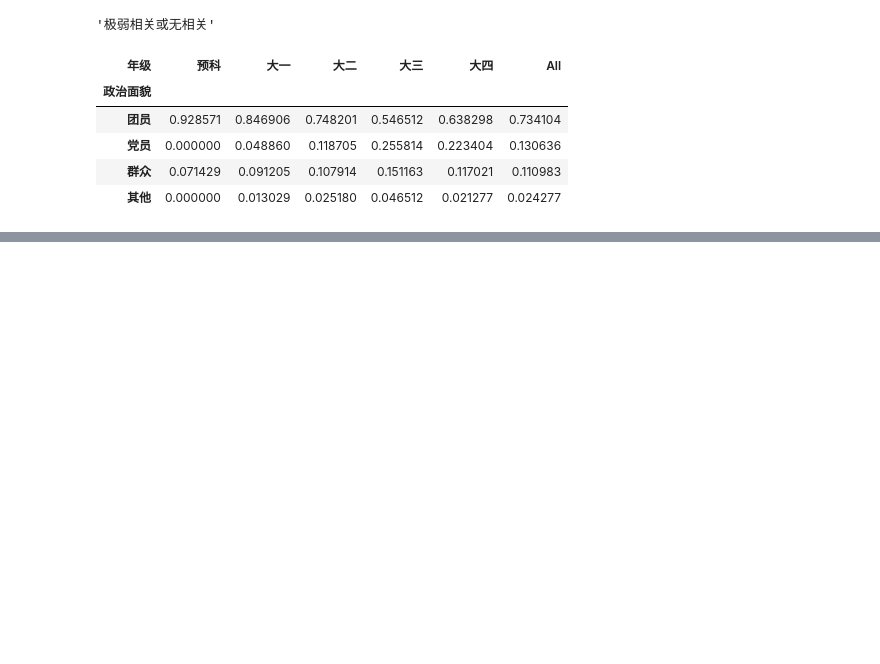
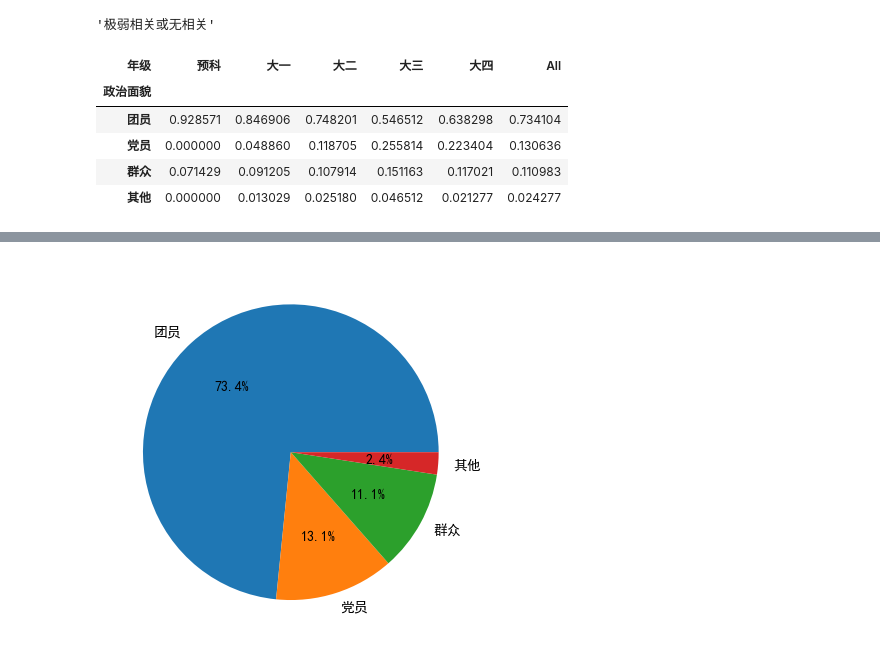
Before and after one commit to mosongsheng/mm, a Jupyter notebook: 11-定序和定序的描述统计.ipynb, the cells around one changed output, grey strips where cells are left out. Saved outputs shown, nothing was run; the diff lists cells and outputs as text; code cells hidden in the pictures; blank space fills up the shorter version.

```diff
--- a/11-定序和定序的描述统计.ipynb
+++ b/11-定序和定序的描述统计.ipynb
@@ -28,0 +61,11 @@ mytools.制作交叉表(国家认同原始数据,'政治面貌','年级',)
+# %%
+import matplotlib.pyplot as plt
+result = 国家认同原始数据['政治面貌'].value_counts()
+labels =result.index
+sizes =result.values
+plt.pie(sizes, labels=labels, autopct='%1.1f%%')
+
+# 显示图形
+plt.show()
+# %% [output]
+[figure, added]
```
Also changed, not shown: parts of 7 cells of this notebook, 10 other files.
